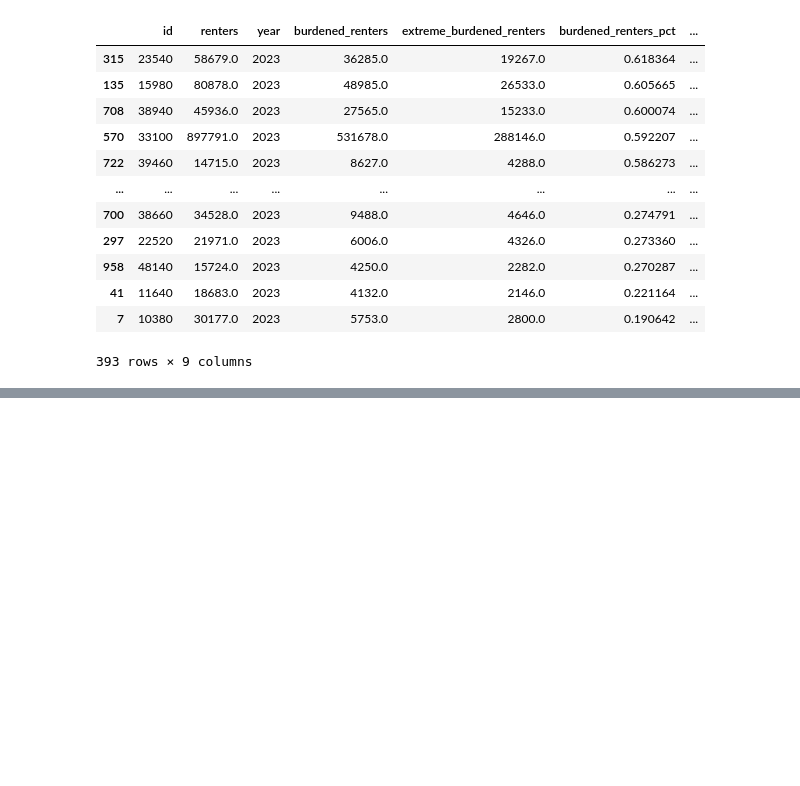
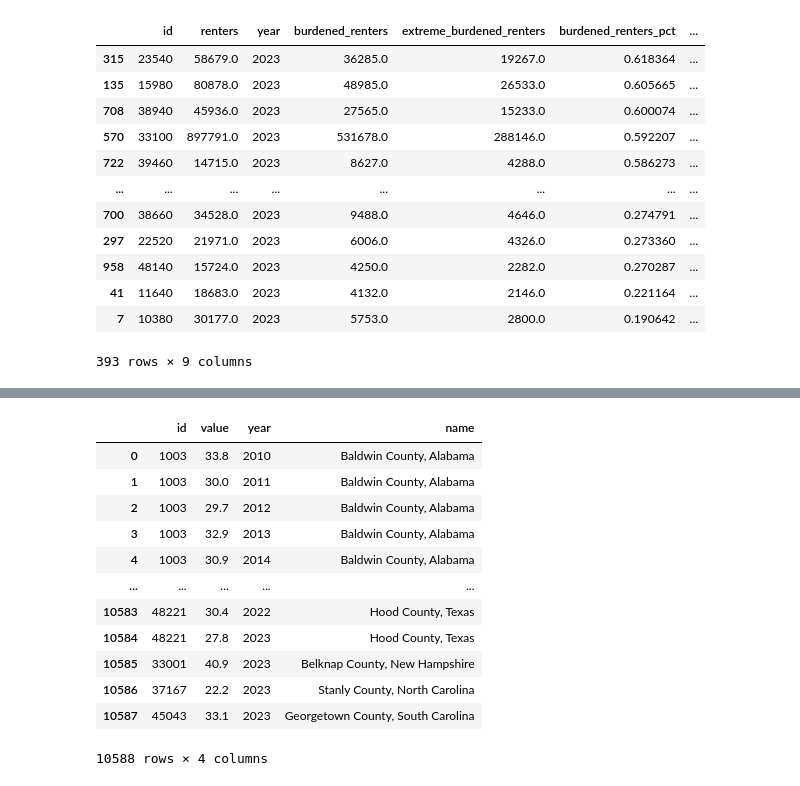
Before and after one commit to gmelmed/gmelmed.github.io, a Jupyter notebook: final_project/rent_burden.ipynb, the cells around one changed output, grey strips where cells are left out. Saved outputs shown, nothing was run; the diff lists cells and outputs as text; code cells hidden in the pictures; blank space fills up the shorter version.

```diff
--- a/final_project/rent_burden.ipynb
+++ b/final_project/rent_burden.ipynb
@@ -434,0 +450,19 @@ msa_rental_data
+# %%
+# merge with county names
+rent_income = pd.merge(rent_income, county_geo_properties, on='id')
+
+rent_income
+# %% [output]
+|  | id | value | year | name |
+| 0 | 1003 | 33.8 | 2010 | Baldwin County, Alabama |
+| 1 | 1003 | 30.0 | 2011 | Baldwin County, Alabama |
+| 2 | 1003 | 29.7 | 2012 | Baldwin County, Alabama |
+| 3 | 1003 | 32.9 | 2013 | Baldwin County, Alabama |
+| 4 | 1003 | 30.9 | 2014 | Baldwin County, Alabama |
+| ... | ... | ... | ... | ... |
+| 10583 | 48221 | 30.4 | 2022 | Hood County, Texas |
+| 10584 | 48221 | 27.8 | 2023 | Hood County, Texas |
+| 10585 | 33001 | 40.9 | 2023 | Belknap County, New Hampshire |
+| 10586 | 37167 | 22.2 | 2023 | Stanly County, North Carolina |
+| 10587 | 45043 | 33.1 | 2023 | Georgetown County, South Carolina |
+10588 rows × 4 columns
```
Also changed, not shown: parts of 5 cells of this notebook, 3 other files.
